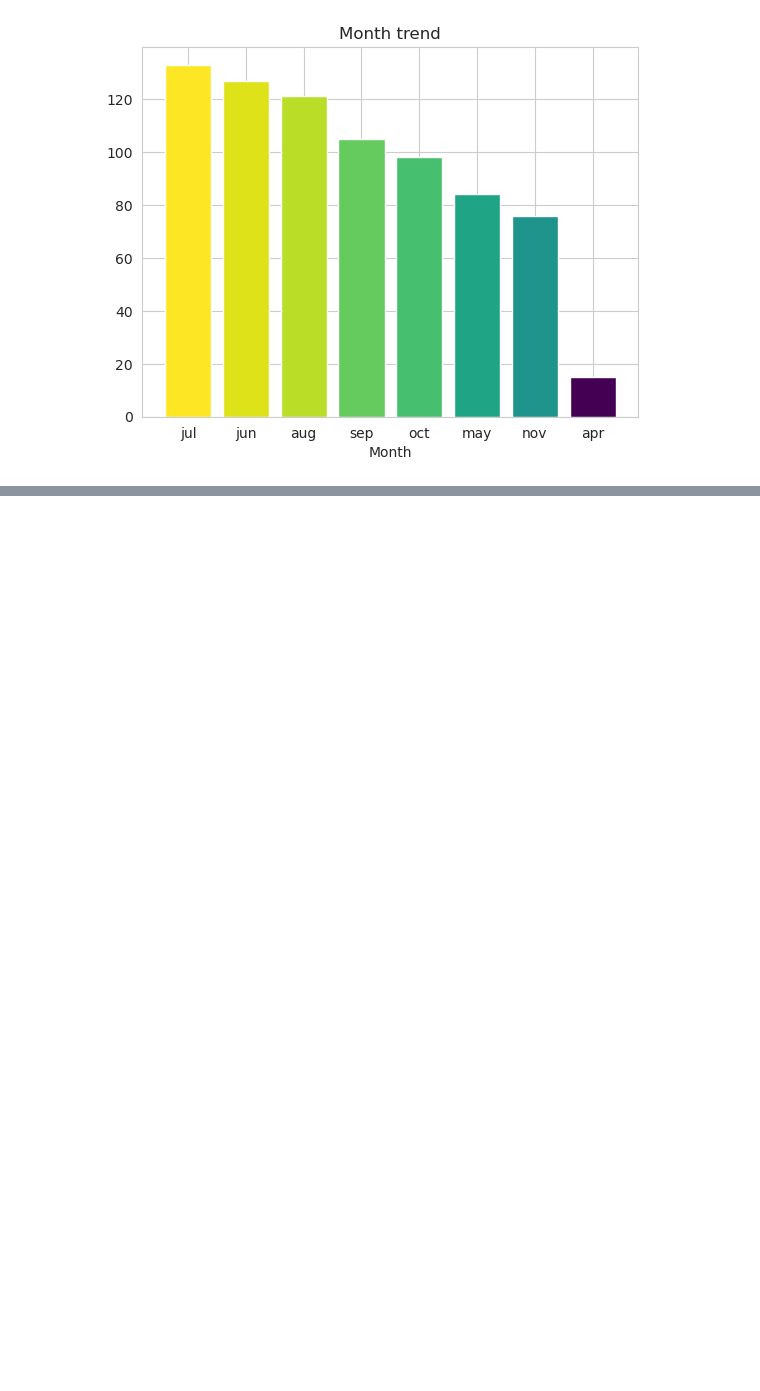
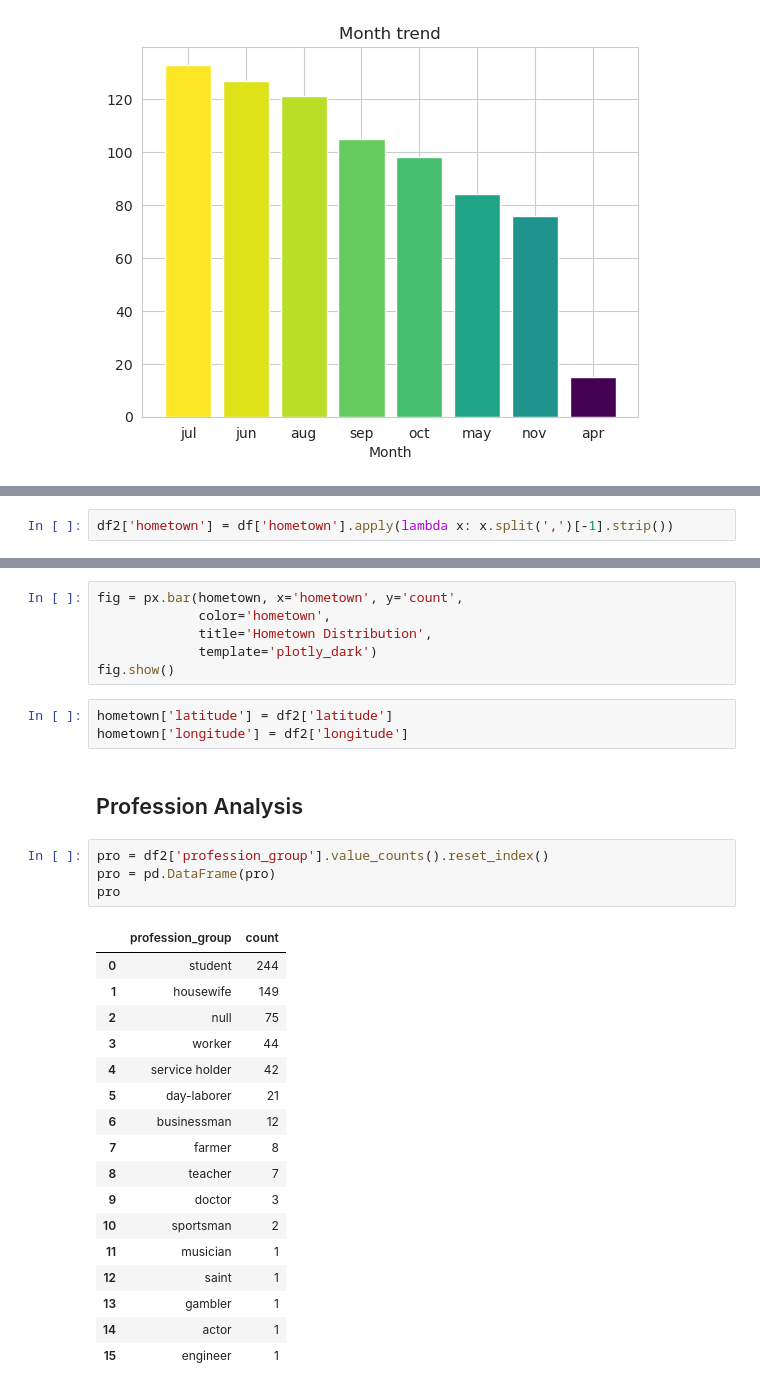
Before and after one commit to rahad404/Bangladesh-Suicide-Analysis, a Jupyter notebook: bd_suicide.ipynb, the cells around one changed output, grey strips where cells are left out. Saved outputs shown, nothing was run; the diff lists cells and outputs as text; blank space fills up the shorter version.

Commit message:
hometown & profession analysis

```diff
--- a/bd_suicide.ipynb
+++ b/bd_suicide.ipynb
@@ -317,0 +320,2 @@ plt.show
+# %%
+df2['hometown'] = df['hometown'].apply(lambda x: x.split(',')[-1].strip())
@@ -317,0 +340,33 @@ plt.show
+# %%
+fig = px.bar(hometown, x='hometown', y='count',
+             color='hometown',
+             title='Hometown Distribution',
+             template='plotly_dark')
+fig.show()
+# %%
+hometown['latitude'] = df2['latitude']
+hometown['longitude'] = df2['longitude']
+# %% [markdown]
+## Profession Analysis
+# %%
+pro = df2['profession_group'].value_counts().reset_index()
+pro = pd.DataFrame(pro)
+pro
+# %% [output]
+|  | profession_group | count |
+| 0 | student | 244 |
+| 1 | housewife | 149 |
+| 2 | null | 75 |
+| 3 | worker | 44 |
+| 4 | service holder | 42 |
+| 5 | day-laborer | 21 |
+| 6 | businessman | 12 |
+| 7 | farmer | 8 |
+| 8 | teacher | 7 |
+| 9 | doctor | 3 |
+| 10 | sportsman | 2 |
+| 11 | musician | 1 |
+| 12 | saint | 1 |
+| 13 | gambler | 1 |
+| 14 | actor | 1 |
+| 15 | engineer | 1 |
```
Also changed, not shown: parts of 7 cells of this notebook, 2 other files.
